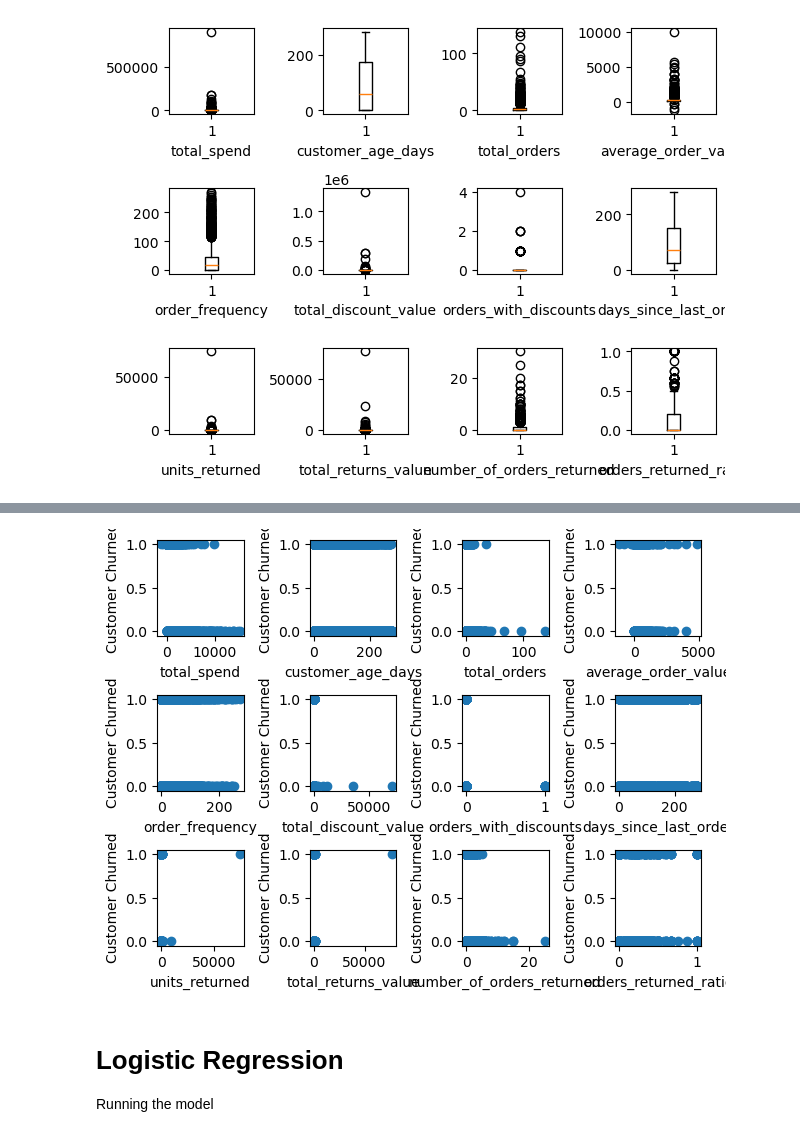
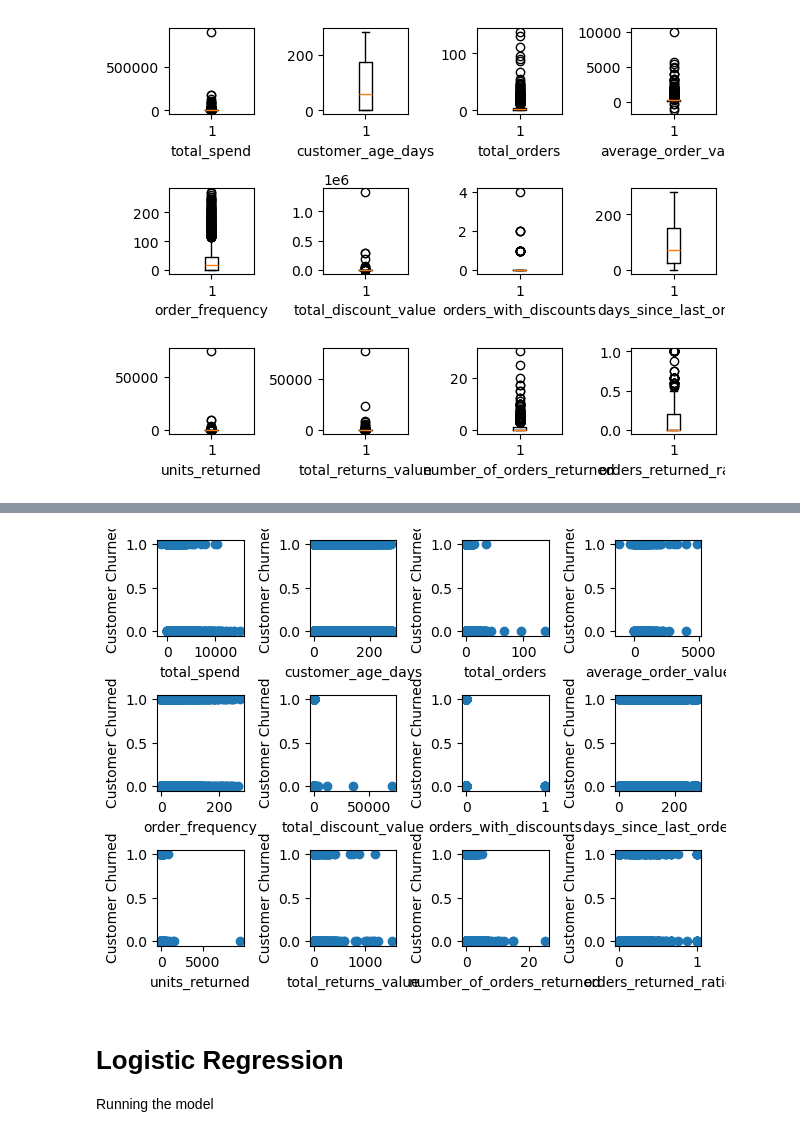
Before and after one commit to Joebrook-123/Online-Retail-Customer-Churn, a Jupyter notebook: Data Processing.ipynb, the cells around one changed output, grey strips where cells are left out. Drawn from its saved outputs; the diff is of its cells as text; code cells hidden in the pictures.

```diff
--- a/Data Processing.ipynb
+++ b/Data Processing.ipynb
@@ -207,6 +206,6 @@ boxplots(df, features)
 [figure]
 # %%
 # Remove extreme outliers
-df = df[df['total_spend'] < df['total_spend'].quantile(0.99)]
+df_clean = df[df['total_spend'] < df['total_spend'].quantile(0.99)]
 boxplots(df, features)
 # %% [output]
@@ -214,28 +213,28 @@ boxplots(df, features)
 # %%
 # Split data into train and test
 from sklearn.model_selection import train_test_split
 
 # Convert dataframe into Numpy array
-X = df[features].to_numpy()
-y = df['customer_churned'].to_numpy()
+X = df_clean[features].to_numpy()
+y = df_clean['customer_churned'].to_numpy()
 
 # Split data into train and test
 X_train, X_test, y_train, y_test = train_test_split(X, y, random_state=42, test_size=0.2, shuffle=True)
 
 m,n = X_train.shape
 
 figure, axes = plt.subplots(3, 4)
 axes = axes.flatten()
 
 for i in range(n):
     axes[i].scatter(X_train[:,i], y_train)
     axes[i].set_xlabel(features[i])
     axes[i].set_ylabel('Customer Churned')
 
 plt.tight_layout()
 plt.show()
 # %% [output]
-[figure, old version]
+[figure, new version]
 # %% [markdown]
 # Logistic Regression
 Running the model
```
Also changed, not shown: parts of 10 cells of this notebook, 2 other files.
